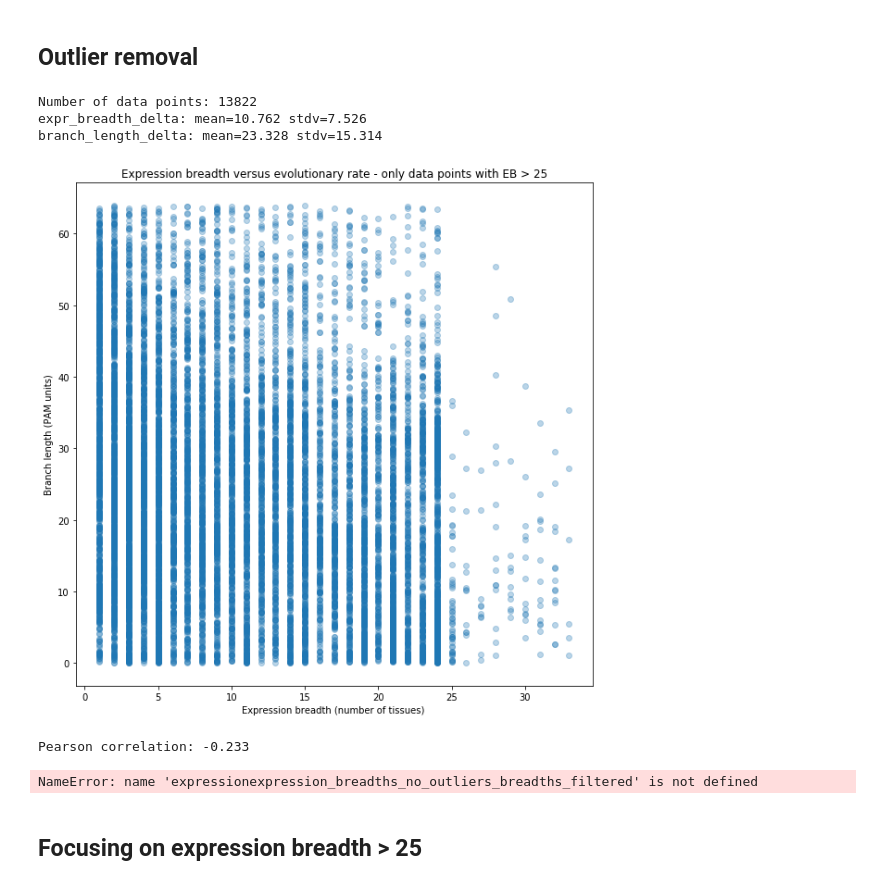
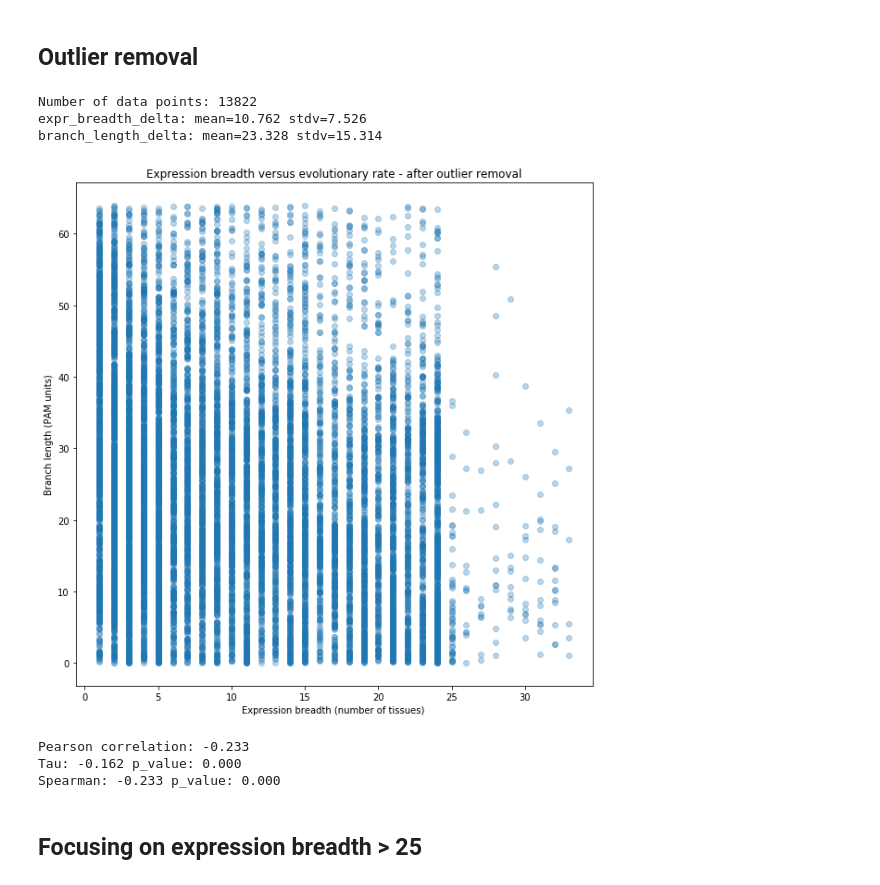
Before and after one commit to anazhaw/tutorial_branch_length, a Jupyter notebook: code/Applied_Case_Study.ipynb, the cells around one changed output. Saved outputs shown, nothing was run; the diff lists cells and outputs as text; code cells hidden in the pictures.

```diff
--- a/code/Applied_Case_Study.ipynb
+++ b/code/Applied_Case_Study.ipynb
@@ -127,38 +130,39 @@ data_no_outliers = direct_lineage_genes[
     (direct_lineage_genes["branch_length"] > mean_br_len - 2 * stddev_br_len)
      ]
 
 expression_breadths_no_outliers = data_no_outliers["expression_breadth"].tolist()
 branch_lengths_no_outliers = data_no_outliers["branch_length"].tolist()
 
 # summarize
 print("Number of data points: "+ str(len(expression_breadths_no_outliers)))
 print('expr_breadth_delta: mean=%.3f stdv=%.3f' % (mean(expression_breadths_no_outliers), std(expression_breadths_no_outliers)))
 print('branch_length_delta: mean=%.3f stdv=%.3f' % (mean(branch_lengths_no_outliers), std(branch_lengths_no_outliers)))
 
 # plot
 pyplot.scatter(expression_breadths_no_outliers, branch_lengths_no_outliers, alpha=0.3)
 pyplot.xlabel('Expression breadth (number of tissues) ')
 pyplot.ylabel('Branch length (PAM units)')
-pyplot.title('Expression breadth versus evolutionary rate - only data points with EB > 25')
+pyplot.title('Expression breadth versus evolutionary rate - after outlier removal')
 pyplot.show()
 
 # calculate Pearson's correlation
 corr, _ = pearsonr(expression_breadths_no_outliers, branch_lengths_no_outliers)
 print('Pearson correlation: %.3f' % corr)
 
-tau, p_value = kendalltau(expressionexpression_breadths_no_outliers_breadths_filtered, branch_lengths_no_outliers)
+tau, p_value = kendalltau(expression_breadths_no_outliers, branch_lengths_no_outliers)
 print("Tau: %.3f p_value: %.3f"% (tau, p_value))
 
 # Spearman
 spearman, p_val = spearmanr(expression_breadths_no_outliers, branch_lengths_no_outliers)
 print("Spearman: %.3f p_value: %.3f" % (spearman, p_val))
 # %% [output]
 Number of data points: 13822
 expr_breadth_delta: mean=10.762 stdv=7.526
 branch_length_delta: mean=23.328 stdv=15.314
-[figure, old version]
+[figure, new version]
 Pearson correlation: -0.233
+Tau: -0.162 p_value: 0.000
+Spearman: -0.233 p_value: 0.000
-NameError: name 'expressionexpression_breadths_no_outliers_breadths_filtered' is not defined
 # %% [markdown]
 ## Focusing on expression breadth > 25
 # %%
```
Also changed, not shown: parts of 16 cells of this notebook.
